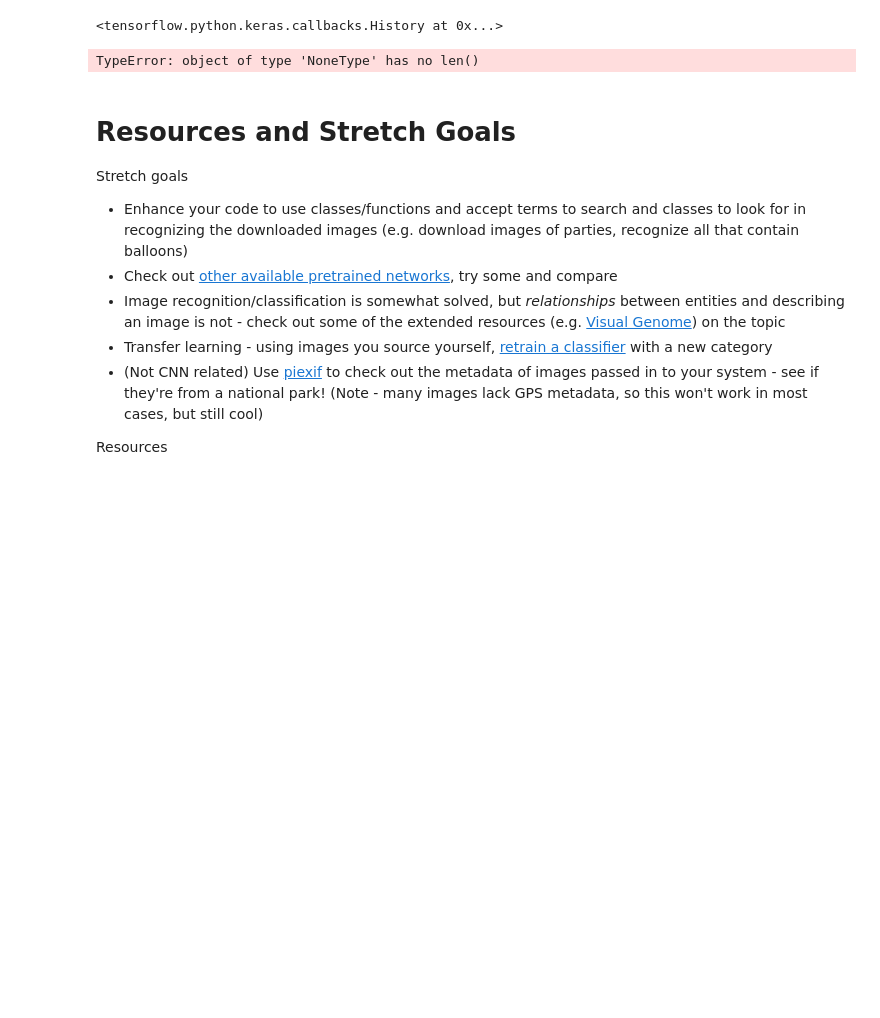
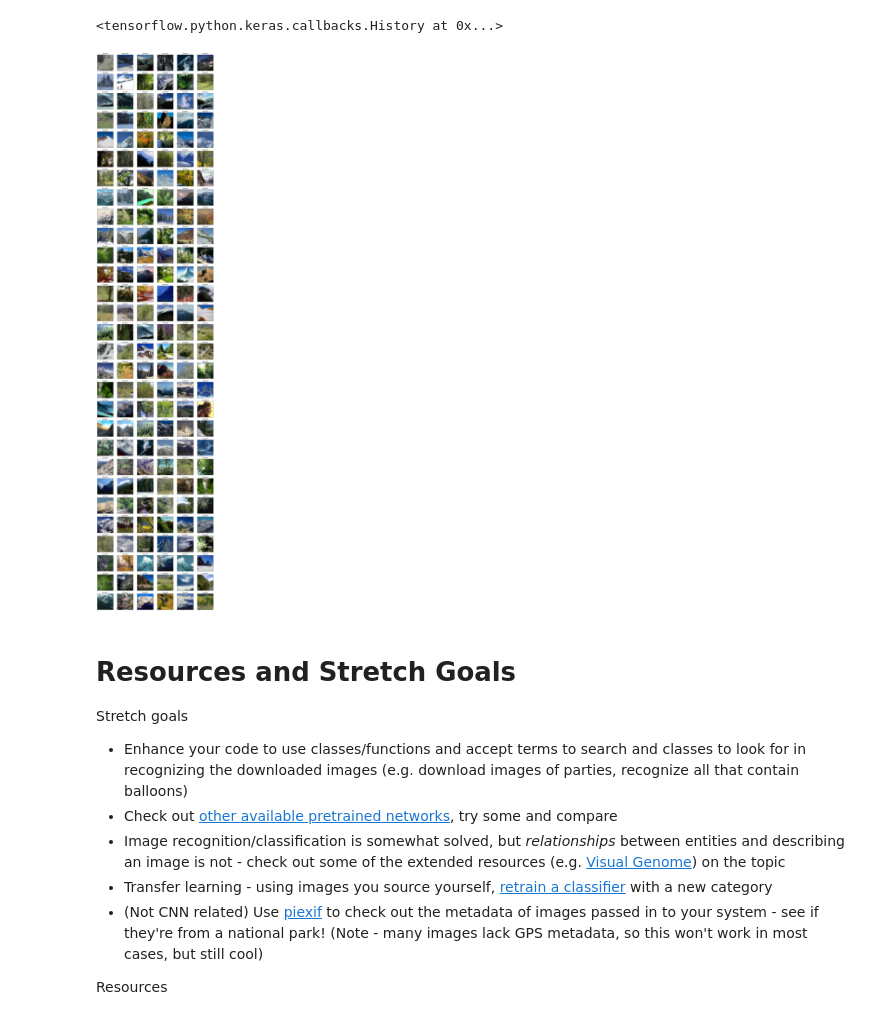
Before and after one commit to ekoly/DS-Unit-4-Sprint-3-Deep-Learning, a Jupyter notebook: module2-convolutional-neural-networks/LS_DS_432_Convolution_Neural_Networks_Assignment.ipynb, the cells around one changed output. Saved outputs shown, nothing was run; the diff lists cells and outputs as text; code cells hidden in the pictures; blank space fills up the shorter version.

```diff
--- a/module2-convolutional-neural-networks/LS_DS_432_Convolution_Neural_Networks_Assignment.ipynb
+++ b/module2-convolutional-neural-networks/LS_DS_432_Convolution_Neural_Networks_Assignment.ipynb
@@ -332,21 +332,21 @@ pred = model.predict(X_test)
 # %%
 
 fig, axes = plt.subplots(nrows=int(len(X_test)/6), ncols=6, figsize=(18, int(len(X_test)/2)))
 axes = axes.flatten()
 for im, predicted, actual, ax in zip(X_test, pred, y_test, axes):
 
     if bool(np.round(predicted[0])) == actual:
         title = "Correct!"
 
     else:
-        title = "incorrect"
+        title = "incorrect"embedded-picture
 
-    ax.set_xticks([None])
-    ax.set_yticks(None)
+    ax.set_xticks([])
+    ax.set_yticks([])
     ax.imshow(im)
     ax.set_title(title)
 # %% [output]
-TypeError: object of type 'NoneType' has no len()
+[figure, added]
 # %% [markdown]
 # Resources and Stretch Goals
 
```
